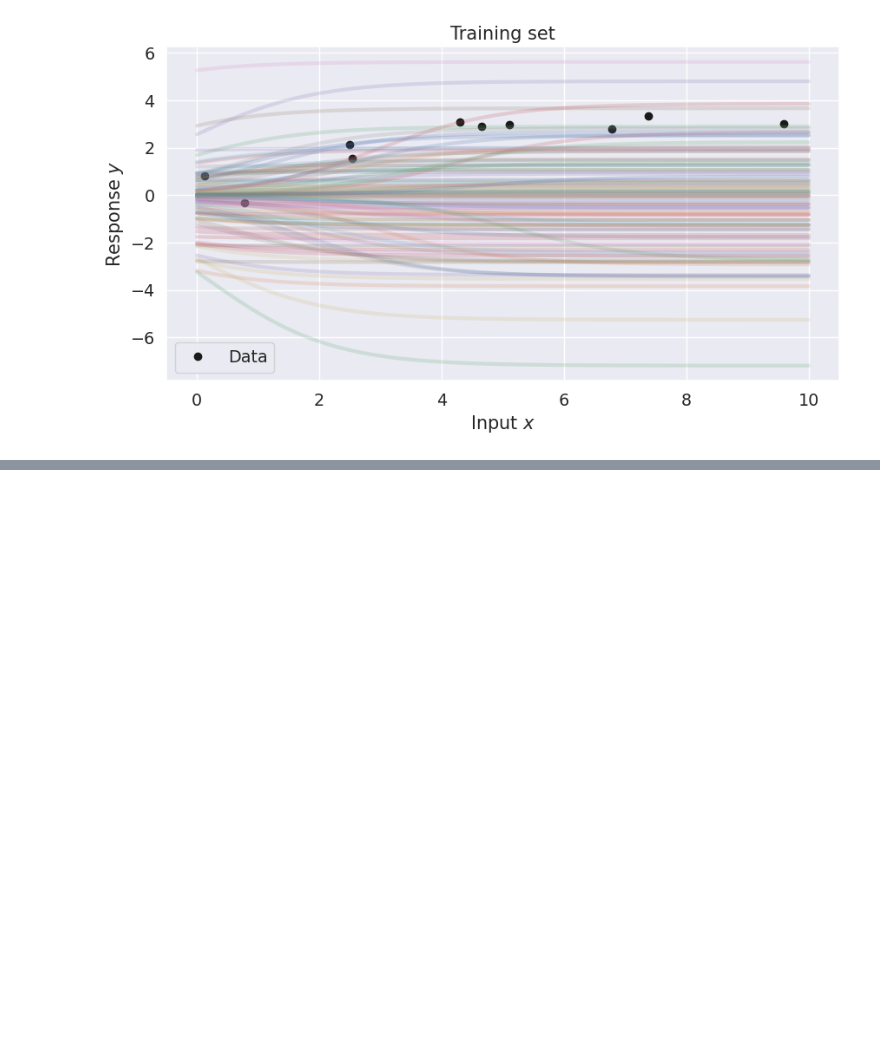
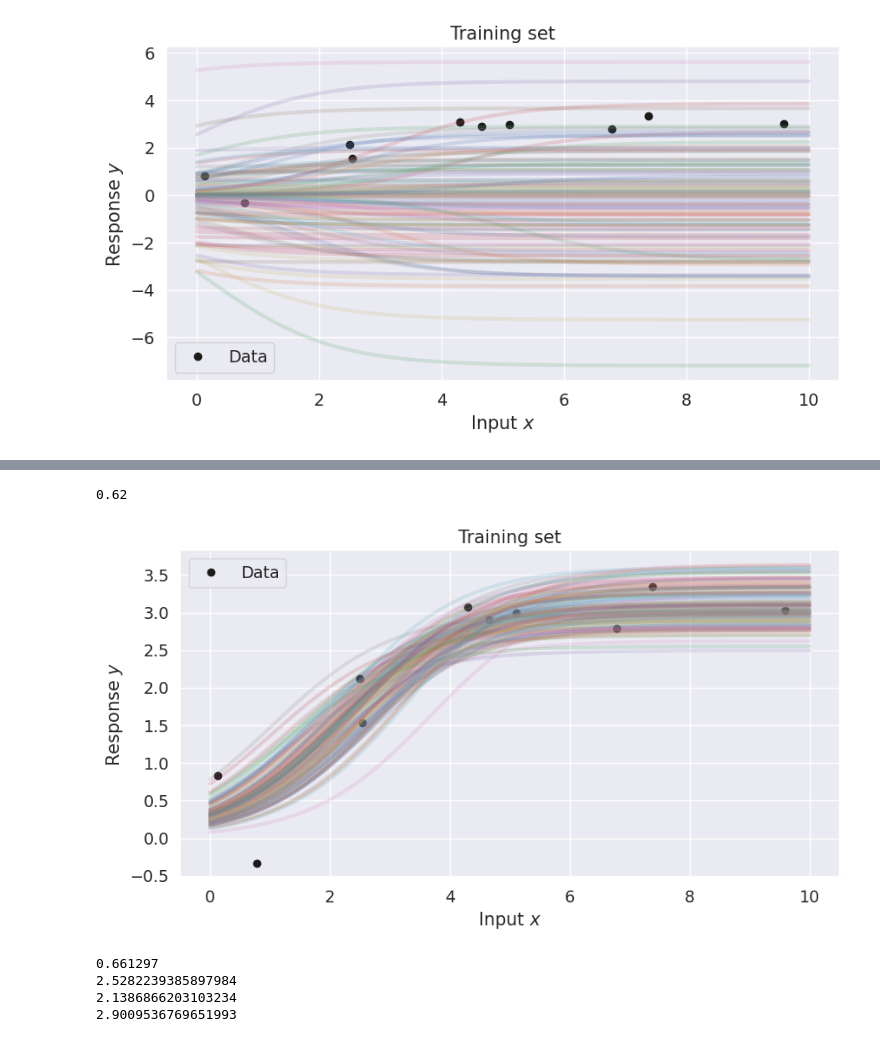
Before and after one commit to Dolphus2/BayesianML, a Jupyter notebook: assignments/aflevering2.ipynb, the cells around one changed output, grey strips where cells are left out. Cells and saved outputs as stored; diff of their text form; code cells hidden in the pictures; blank space fills up the shorter version.

```diff
--- a/assignments/aflevering2.ipynb
+++ b/assignments/aflevering2.ipynb
@@ -294,0 +410,36 @@ print(model.grad(w=jnp.array([[1,1]])))
+# %%
+# generate samples from posterior
+num_samples = 100
+key = random.PRNGKey(1)
+w_samples = laplace.posterior_samples(key, num_samples)
+
+fig, ax = plt.subplots(1, 1, figsize=(10, 5))
+plot_data(ax, X, y, title='Training set')
+
+# Generate model samples
+f = lambda x: w_samples[None,:,1] * sigmoid(x + w_samples[None,:,0])
+f_star = f(Xstar)
+ax.plot(Xstar, f_star, alpha=0.2, linewidth=3);
+
+#f_map = lambda x: 3 * sigmoid(x -2)
+#ax.plot(Xstar, f_map(Xstar), alpha=1, linewidth=3);
+plt.savefig("log_reg_lap.png")
+# %% [output]
+0.62
+[figure, added]
+# %%
+num_samples = 1000000
+w_samples = laplace.posterior_samples(key, num_samples)
+f = lambda x: w_samples[None,:,1] * sigmoid(x + w_samples[None,:,0])
+print(jnp.mean(f(8) > 3))
+
+x = f(3.75).squeeze()
+print(np.mean(x))
+N = len(x)
+print(np.sort(x)[int(N*0.025)])
+print(np.sort(x)[int(N*0.975)])
+# %% [output]
+0.661297
+2.5282239385897984
+2.1386866203103234
+2.9009536769651993
```
Also changed, not shown: parts of 8 cells of this notebook, 3 other files.
